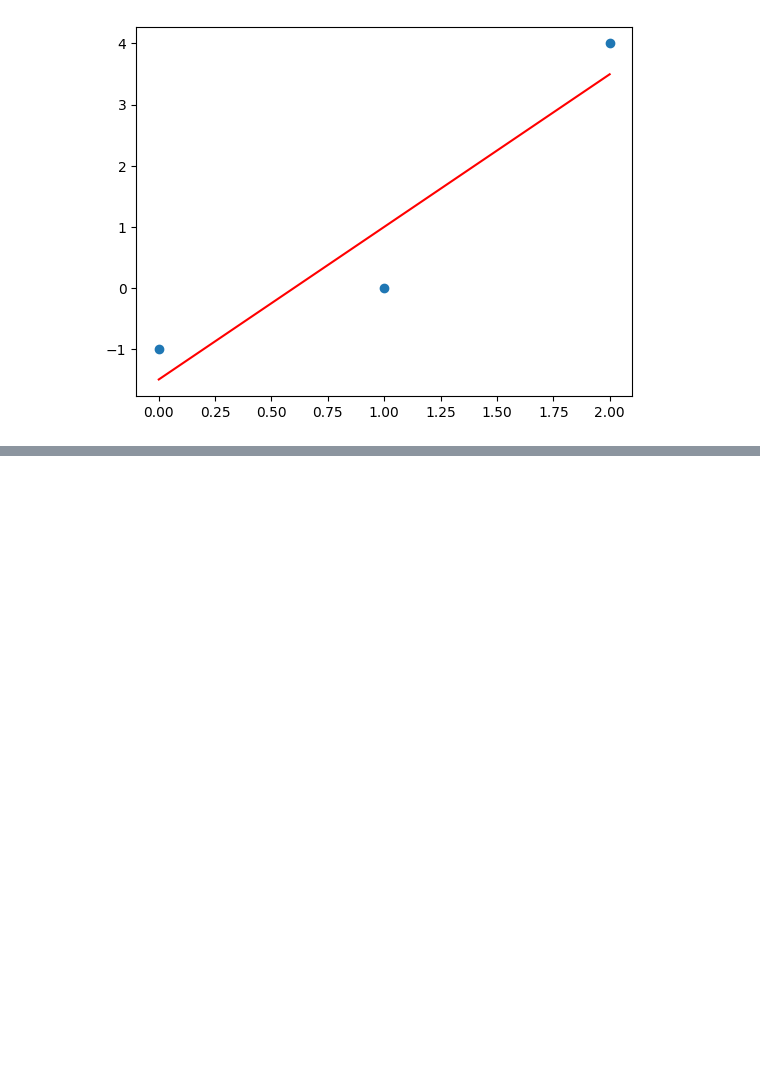
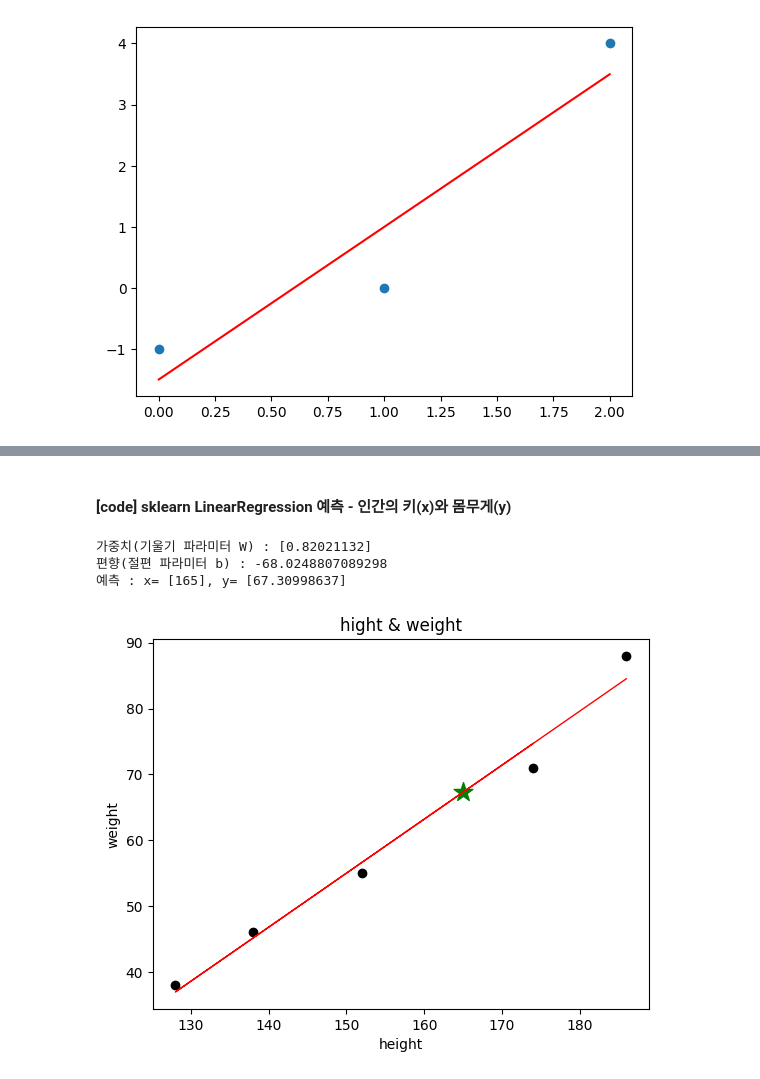
Before and after one commit to sohicode/ai_basics, a Jupyter notebook: machine_learning/ml_Regression_LinearRegression.ipynb, the cells around one changed output, grey strips where cells are left out. Cells and saved outputs as stored; diff of their text form; code cells hidden in the pictures; blank space fills up the shorter version.

```diff
--- a/machine_learning/ml_Regression_LinearRegression.ipynb
+++ b/machine_learning/ml_Regression_LinearRegression.ipynb
@@ -408,0 +483,37 @@ plt.show()
+# %% [markdown]
+#### [code] sklearn LinearRegression 예측 - 인간의 키(x)와 몸무게(y)
+# %%
+import matplotlib.pylab as plt
+from sklearn import linear_model
+
+reg = linear_model.LinearRegression()
+
+X = [[174], [152], [138], [128], [186]]
+y = [71, 55, 46, 38, 88]
+reg.fit(X, y)			# 학습
+
+print("가중치(기울기 파라미터 W) :", reg.coef_)
+print("편향(절편 파라미터 b) :", reg.intercept_)
+
+# 학습 데이터와 y 값 - 점 그래프
+plt.scatter(X, y, color='black')
+# 학습 데이터를 입력으로 하여 예측값을 계산
+y_pred = reg.predict(X)
+# 학습 데이터와 예측값 - 선 그래프
+# 계산된 기울기와 y 절편을 가지는 직선
+plt.plot(X, y_pred, color='red', linewidth=1)
+plt.title('hight & weight')
+plt.xlabel('height')
+plt.ylabel('weight')
+
+# 예측
+x_pred = 165
+print("예측 : x= ["+str(x_pred)+"], y=", reg.predict([[x_pred]]))
+plt.scatter([[x_pred]], reg.predict([[x_pred]]), color='green', s=200, marker = '*')
+
+plt.show()
+# %% [output]
+가중치(기울기 파라미터 W) : [0.82021132]
+편향(절편 파라미터 b) : -68.0248807089298
+예측 : x= [165], y= [67.30998637]
+[figure, added]
```
Also changed, not shown: parts of 11 cells of this notebook, 2 other files.
